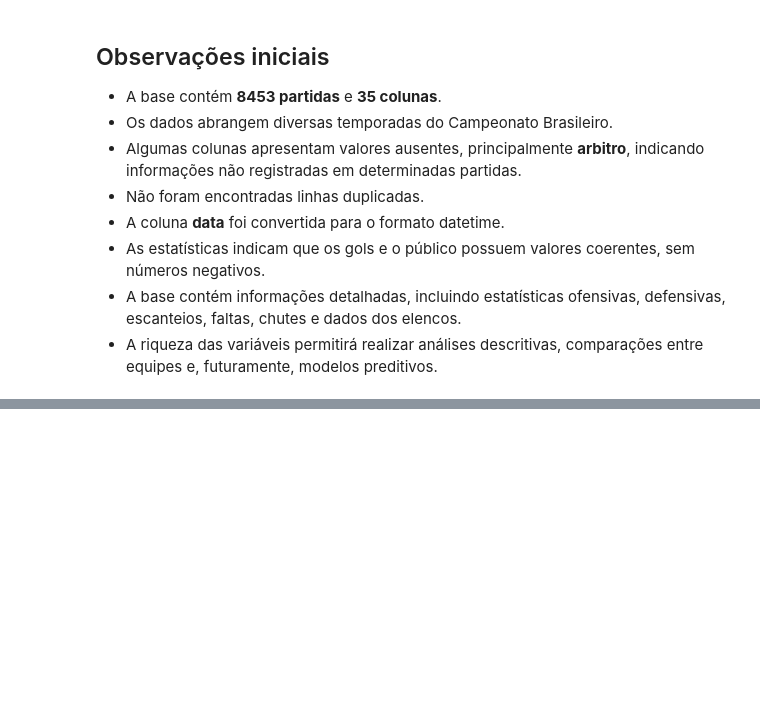
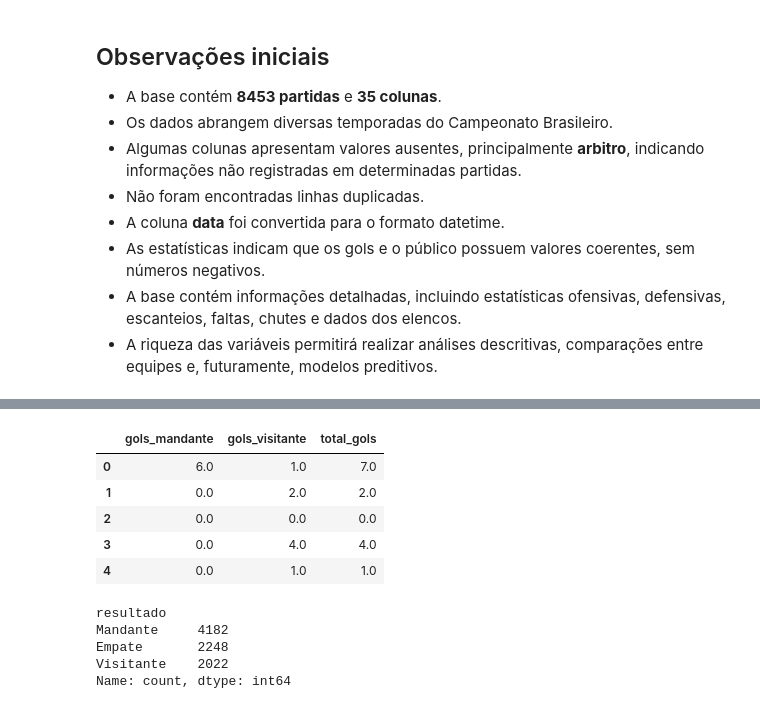
Before and after one commit to Mouraaxsv/brasileirao-data-analysis, a Jupyter notebook: notebooks/EDA.ipynb, the cells around one changed output, grey strips where cells are left out. Drawn from its saved outputs; the diff is of its cells as text; code cells hidden in the pictures; blank space fills up the shorter version.

```diff
--- a/notebooks/EDA.ipynb
+++ b/notebooks/EDA.ipynb
@@ -151,0 +442,34 @@ df[['ano_campeonato', 'arbitro']]
+# %%
+#Remover espaços em branco no início e no final das strings
+
+colunas_texto = [
+    "time_mandante",
+    "time_visitante",
+    "tecnico_mandante",
+    "tecnico_visitante",
+    "estadio",
+    "arbitro"
+]
+
+for coluna in colunas_texto:
+    df_clean[coluna] = df_clean[coluna].str.strip()
+# %%
+# Coluna com o total de gols
+
+df_clean["total_gols"] = (
+    df_clean["gols_mandante"] +
+    df_clean["gols_visitante"]
+)
+# %%
+df_clean[
+    ["gols_mandante",
+     "gols_visitante",
+     "total_gols"]
+].head()
+# %% [output]
+|  | gols_mandante | gols_visitante | total_gols |
+| 0 | 6.0 | 1.0 | 7.0 |
+| 1 | 0.0 | 2.0 | 2.0 |
+| 2 | 0.0 | 0.0 | 0.0 |
+| 3 | 0.0 | 4.0 | 4.0 |
+| 4 | 0.0 | 1.0 | 1.0 |
@@ -151,0 +486,8 @@ df[['ano_campeonato', 'arbitro']]
+# %%
+df_clean["resultado"].value_counts()
+# %% [output]
+resultado
+Mandante     4182
+Empate       2248
+Visitante    2022
+Name: count, dtype: int64
```
Also changed, not shown: parts of 30 cells of this notebook, 1 other file.
